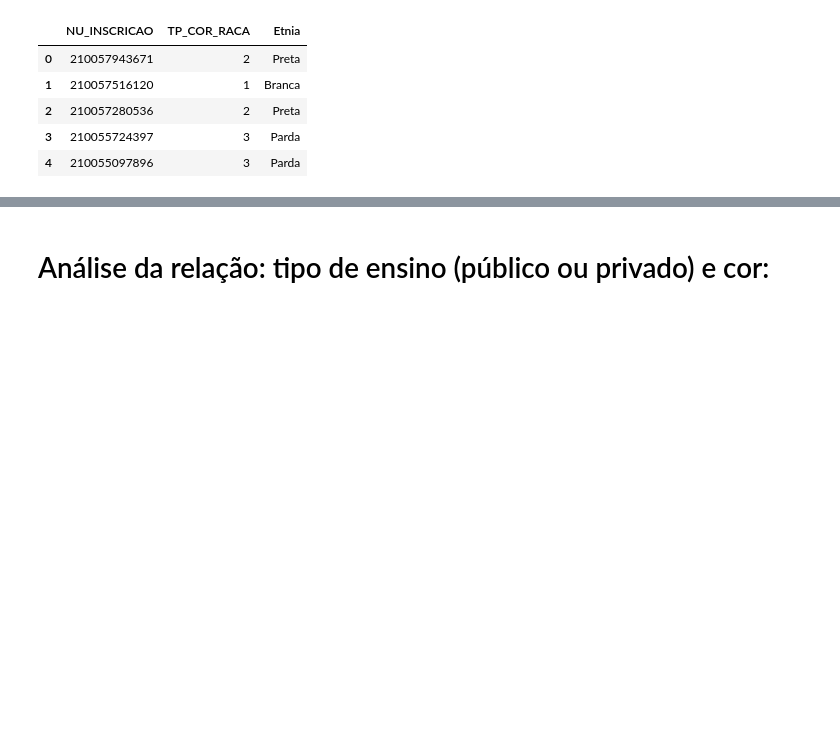
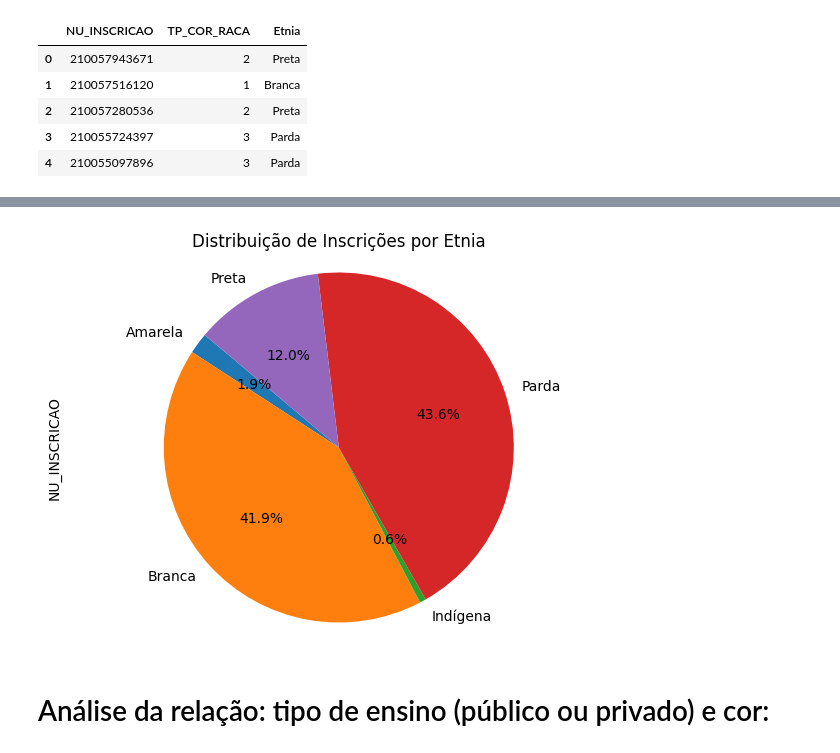
Before and after one commit to Jessesantoz/DadosEnem2022, a Jupyter notebook: Enem_Etnia.ipynb, the cells around one changed output, grey strips where cells are left out. Cells and saved outputs as stored; diff of their text form; code cells hidden in the pictures; blank space fills up the shorter version.

```diff
--- a/Enem_Etnia.ipynb
+++ b/Enem_Etnia.ipynb
@@ -119,3 +131,10 @@ Etnia.plot()
+# %%
+Etnia.plot(kind='pie', y='NU_INSCRICAO', autopct='%1.1f%%', startangle=140, legend=None)
+plt.title('Distribuição de Inscrições por Etnia')
+plt.axis('equal')
+plt.show()
+# %% [output]
+[figure, added]
 # %% [markdown]
 # Análise da relação: tipo de ensino (público ou privado) e cor:
 # %%
```
Also changed, not shown: parts of 16 cells of this notebook.
